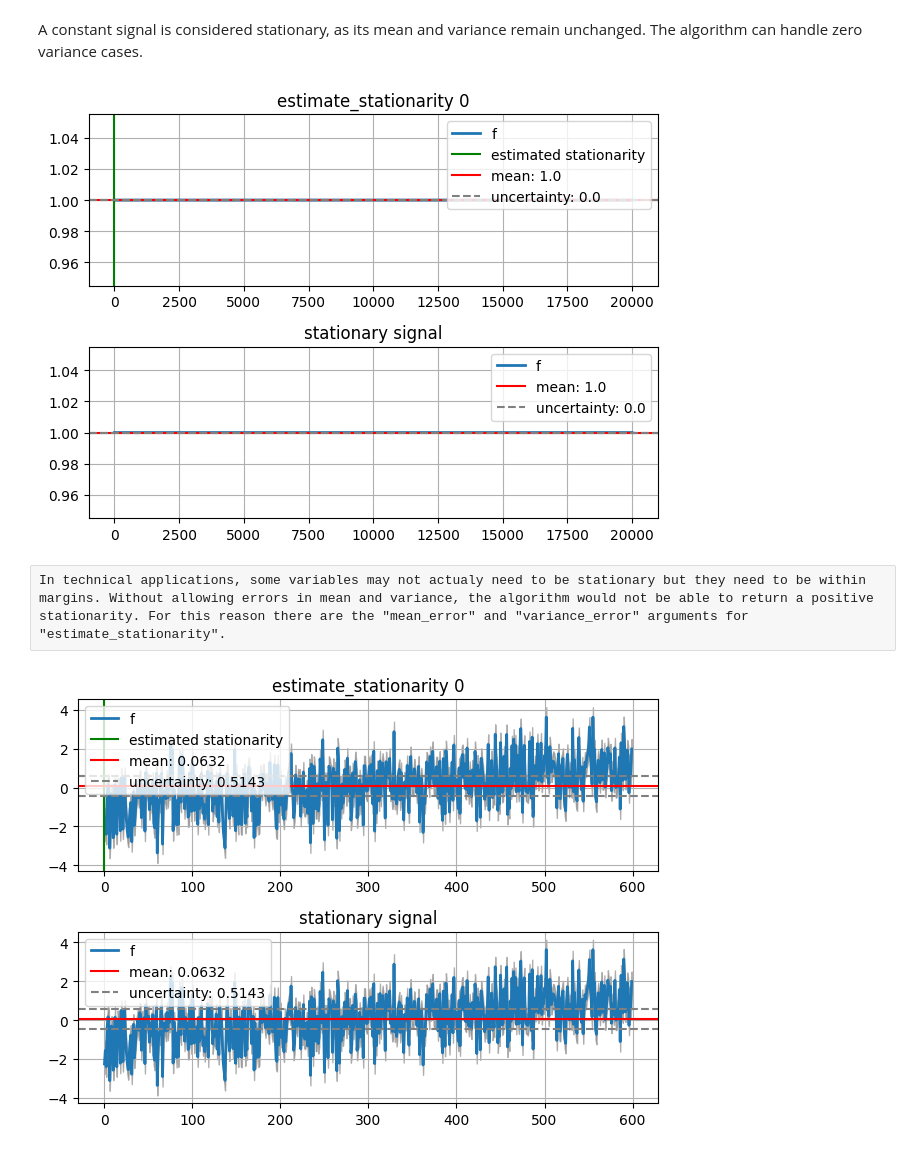
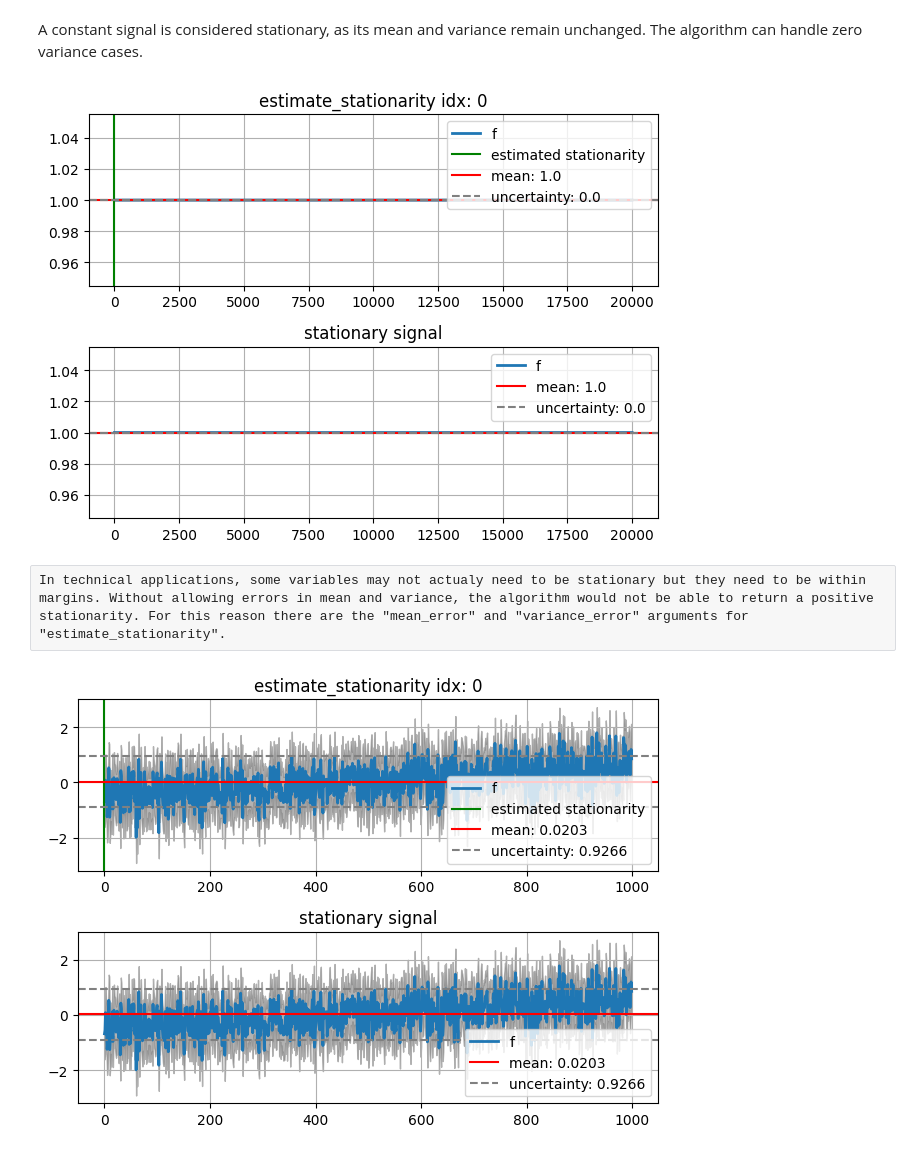
Before and after one commit to MaNyh/NTRfC, a Jupyter notebook: examples/check_timeseries_stationarity.ipynb, the cells around one changed output. Cells and saved outputs as stored; diff of their text form; code cells hidden in the pictures.

```diff
--- a/examples/check_timeseries_stationarity.ipynb
+++ b/examples/check_timeseries_stationarity.ipynb
@@ -63,7 +63,7 @@ def plot_estimate(timesteps, values, stationary_timestep,mean_uncertainty):
         axs[1].grid()
         axs[1].legend()
 
-    axs[0].set_title(f"estimate_stationarity {stationary_timestep}")
+    axs[0].set_title(f"estimate_stationarity idx: {stationary_timestep}")
     axs[0].grid()
     axs[0].legend()
 
@@ -304,16 +304,16 @@ stationary_timestep  ,_,mean_uncertainty= estimate_stationarity(values_stationar
 
 plot_estimate(timesteps, values_stationary, stationary_timestep,mean_uncertainty)
 # %% [output]
-[figure, old version]
+[figure, new version]
 # %% [raw]
 In technical applications, some variables may not actualy need to be stationary but they need to be within margins. Without allowing errors in mean and variance, the algorithm would not be able to return a positive stationarity. For this reason there are the "mean_error" and "variance_error" arguments for "estimate_stationarity".
 # %%
-res = 600
-ramplitude = 2
-values = np.random.normal(-1, 1, res)+np.linspace(0,ramplitude,res)
-stationary_timestep ,_,mean_uncertainty= estimate_stationarity(values,mean_error=2)
+res = 1000
+ramplitude = 1
+values = np.random.normal(-0.5, 0.5, res)+np.linspace(0,ramplitude,res)
+stationary_timestep ,_,mean_uncertainty= estimate_stationarity(values,mean_error=3)
 timesteps = np.arange(0,res)
 
 plot_estimate(timesteps, values, stationary_timestep,mean_uncertainty)
 # %% [output]
-[figure, old version]
+[figure, new version]
```
Also changed, not shown: parts of 9 cells of this notebook, 1 other file.
